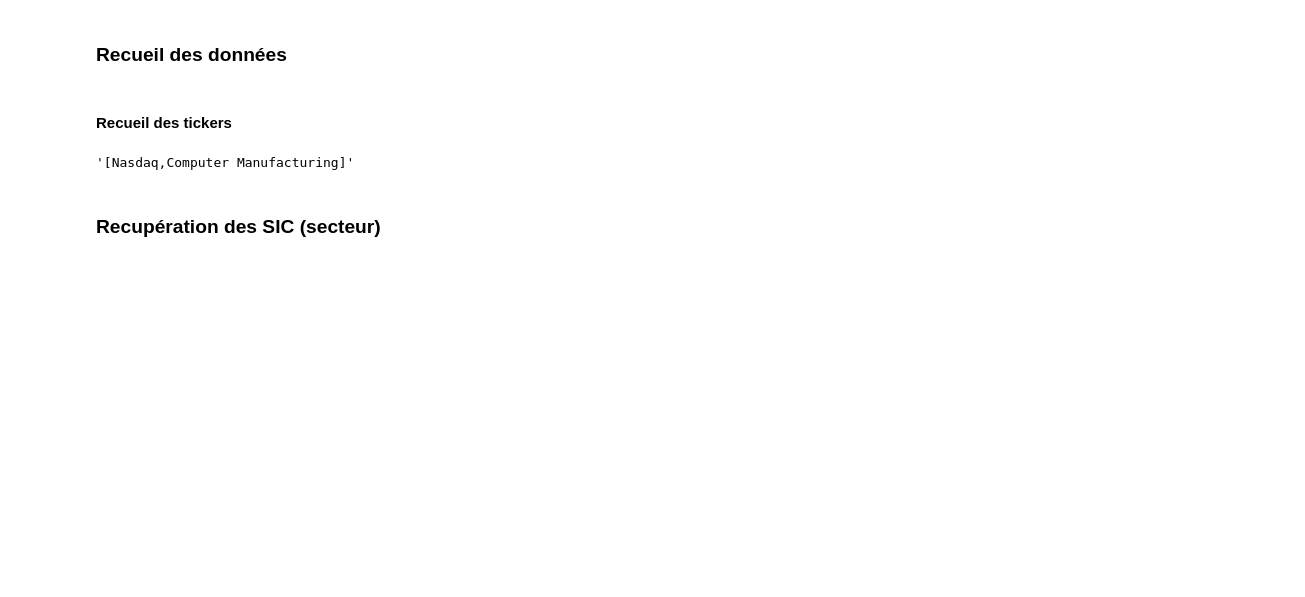
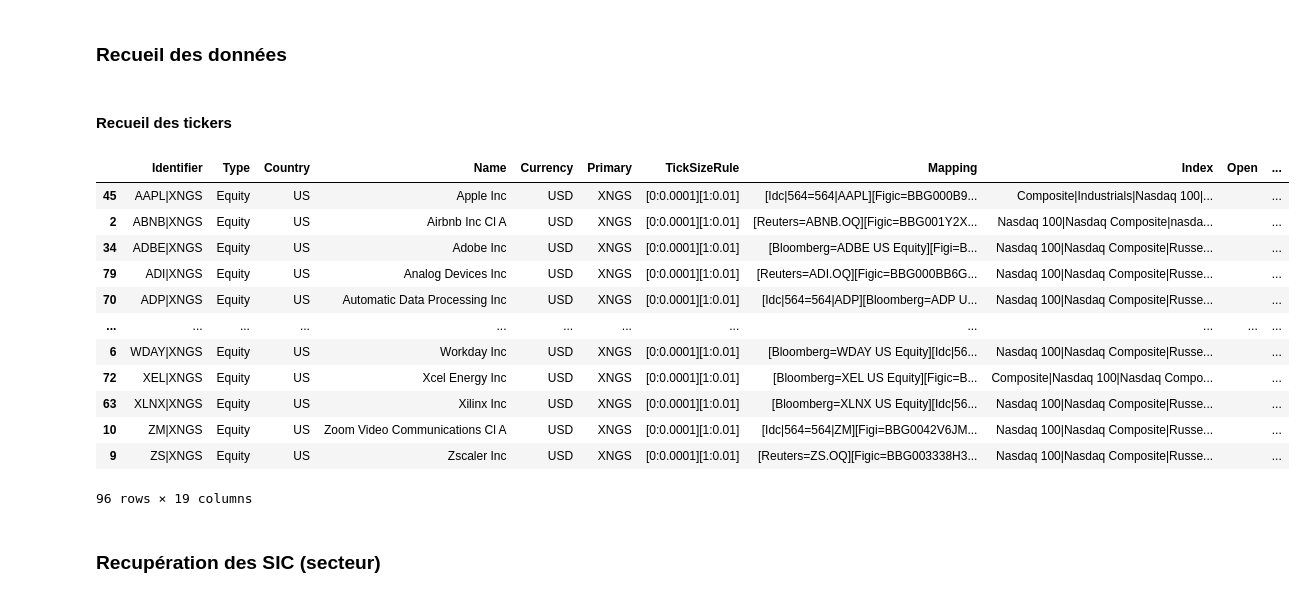
Before and after one commit to ArthurVinot/PI2, a Jupyter notebook: Code_Presentation.ipynb, the cells around one changed output. Saved outputs shown, nothing was run; the diff lists cells and outputs as text; code cells hidden in the pictures; blank space fills up the shorter version.

```diff
--- a/Code_Presentation.ipynb
+++ b/Code_Presentation.ipynb
@@ -147,24 +147,36 @@ request.count.value = 1000
 # %%
 # open a gRPC channel
 with open(os.environ['SSL_CERT_FILE'], 'rb') as f:
     credentials = grpc.ssl_channel_credentials(f.read())
 with grpc.secure_channel(os.environ['GRPC_APIS'], credentials) as channel:
 
     # instantiate the static data service
     service = static_data_service.StaticDataServiceStub(channel)
 
     # process the request
     response = service.StaticData(request = request, metadata = [('authorization', token)])
 
 # visualize request results
 data = get_equities_dataframe(response)
 
 data = data[data.Identifier.str.split('|').str[1] == "XNGS"]        # Ces deux lignes réctifient le problème du filtre de la bourse
-data = data[data.Index.str.contains(r"nasdaq100") == True]          # dans la requete qui ne filtre pas complètement
+data = data[data.Index.str.contains(r"Nasdaq 100") == True]          # dans la requete qui ne filtre pas complètement
 
-data.sort_values('Identifier').iloc[0].Sectors
+data.sort_values('Identifier')
 # %% [output]
+|  | Identifier | Type | Country | Name | Currency | Primary | TickSizeRule | Mapping | Index | Open | ... |
+| 45 | AAPL|XNGS | Equity | US | Apple Inc | USD | XNGS | [0:0.0001][1:0.01] | [Idc|564=564|AAPL][Figic=BBG000B9... | Composite|Industrials|Nasdaq 100|... |  | ... |
+| 2 | ABNB|XNGS | Equity | US | Airbnb Inc Cl A | USD | XNGS | [0:0.0001][1:0.01] | [Reuters=ABNB.OQ][Figic=BBG001Y2X... | Nasdaq 100|Nasdaq Composite|nasda... |  | ... |
+| 34 | ADBE|XNGS | Equity | US | Adobe Inc | USD | XNGS | [0:0.0001][1:0.01] | [Bloomberg=ADBE US Equity][Figi=B... | Nasdaq 100|Nasdaq Composite|Russe... |  | ... |
+| 79 | ADI|XNGS | Equity | US | Analog Devices Inc | USD | XNGS | [0:0.0001][1:0.01] | [Reuters=ADI.OQ][Figic=BBG000BB6G... | Nasdaq 100|Nasdaq Composite|Russe... |  | ... |
+| 70 | ADP|XNGS | Equity | US | Automatic Data Processing Inc | USD | XNGS | [0:0.0001][1:0.01] | [Idc|564=564|ADP][Bloomberg=ADP U... | Nasdaq 100|Nasdaq Composite|Russe... |  | ... |
+| ... | ... | ... | ... | ... | ... | ... | ... | ... | ... | ... | ... |
+| 6 | WDAY|XNGS | Equity | US | Workday Inc | USD | XNGS | [0:0.0001][1:0.01] | [Bloomberg=WDAY US Equity][Idc|56... | Nasdaq 100|Nasdaq Composite|Russe... |  | ... |
+| 72 | XEL|XNGS | Equity | US | Xcel Energy Inc | USD | XNGS | [0:0.0001][1:0.01] | [Bloomberg=XEL US Equity][Figic=B... | Composite|Nasdaq 100|Nasdaq Compo... |  | ... |
+| 63 | XLNX|XNGS | Equity | US | Xilinx Inc | USD | XNGS | [0:0.0001][1:0.01] | [Bloomberg=XLNX US Equity][Idc|56... | Nasdaq 100|Nasdaq Composite|Russe... |  | ... |
+| 10 | ZM|XNGS | Equity | US | Zoom Video Communications Cl A | USD | XNGS | [0:0.0001][1:0.01] | [Idc|564=564|ZM][Figi=BBG0042V6JM... | Nasdaq 100|Nasdaq Composite|Russe... |  | ... |
+| 9 | ZS|XNGS | Equity | US | Zscaler Inc | USD | XNGS | [0:0.0001][1:0.01] | [Reuters=ZS.OQ][Figic=BBG003338H3... | Nasdaq 100|Nasdaq Composite|Russe... |  | ... |
-'[Nasdaq,Computer Manufacturing]'
+96 rows × 19 columns
 # %% [markdown]
 ### Recupération des SIC (secteur)
 # %%
```
Also changed, not shown: parts of 18 cells of this notebook.
